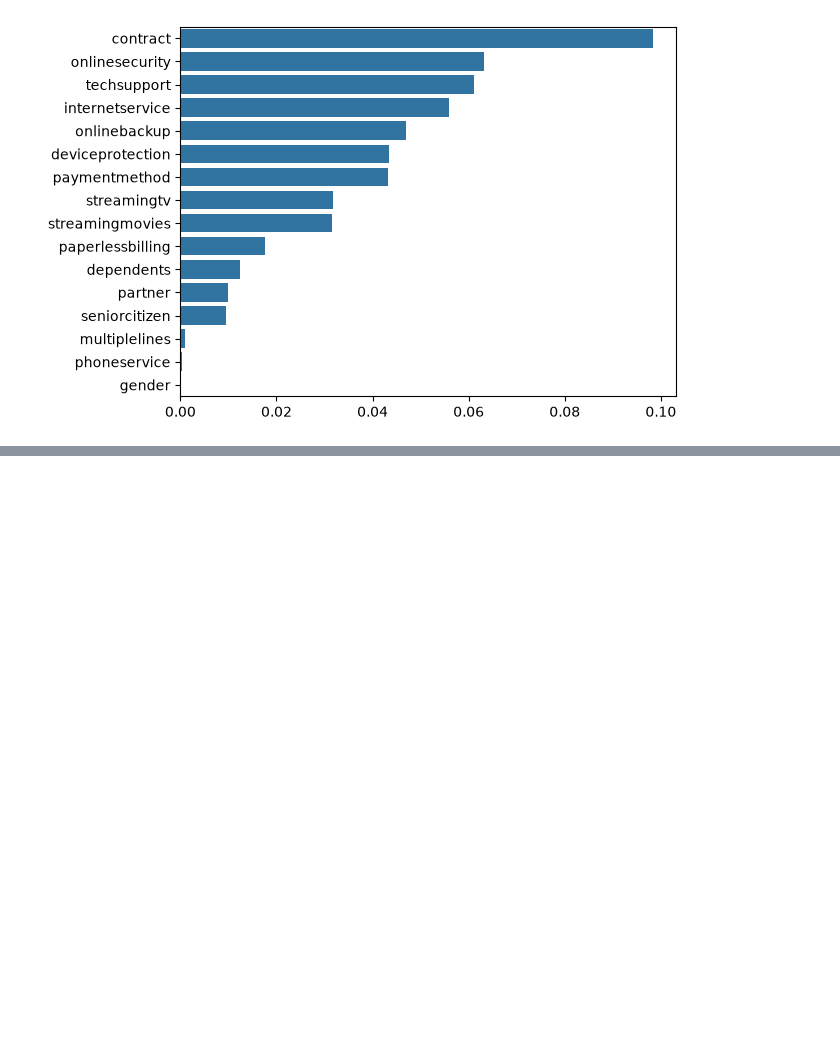
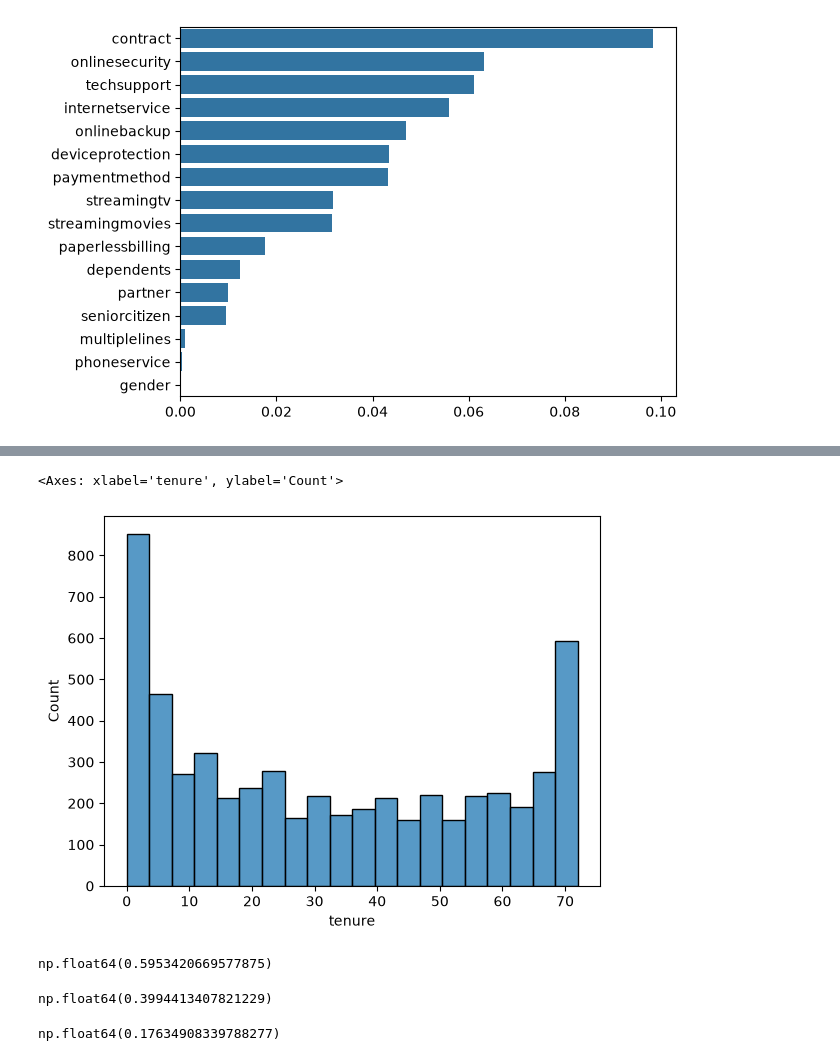
Before and after one commit to dangerpouse/zoomcamp---Machine-Learning, a Jupyter notebook: 03 - Classification/001 - Churn Project.ipynb, the cells around one changed output, grey strips where cells are left out. Drawn from its saved outputs; the diff is of its cells as text; code cells hidden in the pictures; blank space fills up the shorter version.

```diff
--- a/03 - Classification/001 - Churn Project.ipynb
+++ b/03 - Classification/001 - Churn Project.ipynb
@@ -452,0 +495,17 @@ sns.barplot(mi,order=list(mi.sort_values(ascending=False).index), orient='h')
+# %%
+sns.histplot(df_full_train.tenure, bins=20)
+# %% [output]
+<Axes: xlabel='tenure', ylabel='Count'>
+[figure, added]
+# %%
+df_full_train[df_full_train.tenure <= 2].churn.mean()
+# %% [output]
+np.float64(0.5953420669577875)
+# %%
+df_full_train[(df_full_train.tenure > 2) & (df_full_train.tenure <= 12)].churn.mean()
+# %% [output]
+np.float64(0.3994413407821229)
+# %%
+df_full_train[df_full_train.tenure > 12].churn.mean()
+# %% [output]
+np.float64(0.17634908339788277)
```
Also changed, not shown: parts of 13 cells of this notebook.
